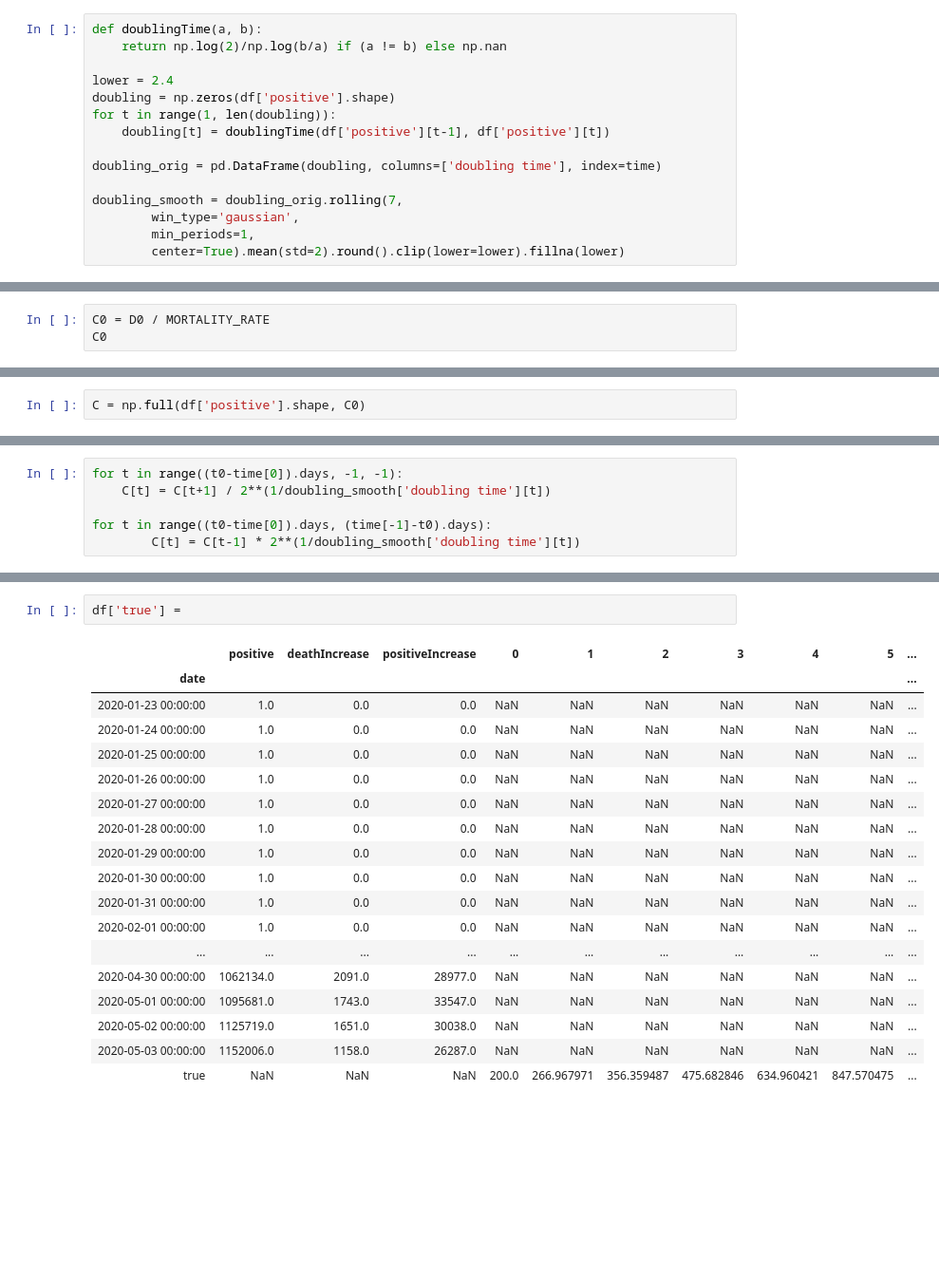
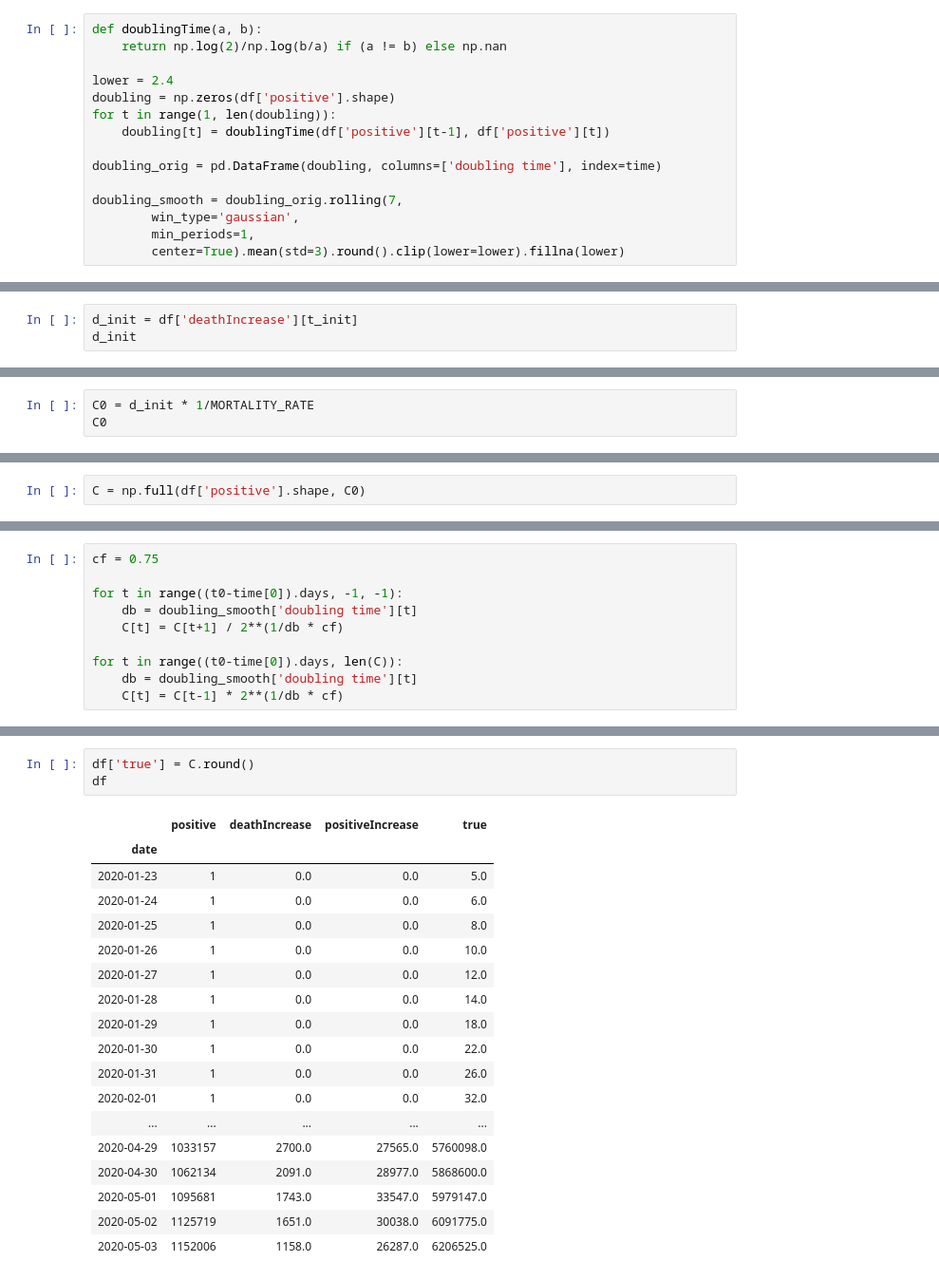
Before and after one commit to KartikChugh/COVID-Case-Estimation, a Jupyter notebook: covid-notebook.ipynb, the cells around one changed output, grey strips where cells are left out. Shown at 95% size. Drawn from its saved outputs; the diff is of its cells as text; blank space fills up the shorter version.

```diff
--- a/covid-notebook.ipynb
+++ b/covid-notebook.ipynb
@@ -64,7 +62,7 @@ doubling_orig = pd.DataFrame(doubling, columns=['doubling time'], index=time)
 doubling_smooth = doubling_orig.rolling(7,
         win_type='gaussian',
         min_periods=1,
-        center=True).mean(std=2).round().clip(lower=lower).fillna(lower)
+        center=True).mean(std=3).round().clip(lower=lower).fillna(lower)
 # %%
 doubling_smooth
 # %% [output]
@@ -99,3 +98,6 @@ t_init = df['deathIncrease'].ne(0).idxmax()
 t_init
 # %% [output]
 Timestamp('2020-02-26 00:00:00')
+# %%
+d_init = df['deathIncrease'][t_init]
+d_init
@@ -112,5 +111,5 @@ D0
 # %%
-C0 = D0 / MORTALITY_RATE
+C0 = d_init * 1/MORTALITY_RATE
 C0
 # %% [output]
 200.0
@@ -133,9 +118,13 @@ Timestamp('2020-01-31 00:00:00')
 # %%
+cf = 0.75
+
 for t in range((t0-time[0]).days, -1, -1):
-    C[t] = C[t+1] / 2**(1/doubling_smooth['doubling time'][t])
+    db = doubling_smooth['doubling time'][t]
+    C[t] = C[t+1] / 2**(1/db * cf)
 
-for t in range((t0-time[0]).days, (time[-1]-t0).days):
-        C[t] = C[t-1] * 2**(1/doubling_smooth['doubling time'][t])
+for t in range((t0-time[0]).days, len(C)):
+    db = doubling_smooth['doubling time'][t]
+    C[t] = C[t-1] * 2**(1/db * cf)
 # %%
 C
 # %% [output]
@@ -143,21 +149,22 @@ C
 # %%
-df['true'] =
+df['true'] = C.round()
+df
 # %% [output]
-|  | positive | deathIncrease | positiveIncrease | 0 | 1 | 2 | 3 | 4 | 5 | ... |
-| date |  |  |  |  |  |  |  |  |  | ... |
-| 2020-01-23 00:00:00 | 1.0 | 0.0 | 0.0 | NaN | NaN | NaN | NaN | NaN | NaN | ... |
-| 2020-01-24 00:00:00 | 1.0 | 0.0 | 0.0 | NaN | NaN | NaN | NaN | NaN | NaN | ... |
-| 2020-01-25 00:00:00 | 1.0 | 0.0 | 0.0 | NaN | NaN | NaN | NaN | NaN | NaN | ... |
-| 2020-01-26 00:00:00 | 1.0 | 0.0 | 0.0 | NaN | NaN | NaN | NaN | NaN | NaN | ... |
-| 2020-01-27 00:00:00 | 1.0 | 0.0 | 0.0 | NaN | NaN | NaN | NaN | NaN | NaN | ... |
-| 2020-01-28 00:00:00 | 1.0 | 0.0 | 0.0 | NaN | NaN | NaN | NaN | NaN | NaN | ... |
-| 2020-01-29 00:00:00 | 1.0 | 0.0 | 0.0 | NaN | NaN | NaN | NaN | NaN | NaN | ... |
-| 2020-01-30 00:00:00 | 1.0 | 0.0 | 0.0 | NaN | NaN | NaN | NaN | NaN | NaN | ... |
-| 2020-01-31 00:00:00 | 1.0 | 0.0 | 0.0 | NaN | NaN | NaN | NaN | NaN | NaN | ... |
-| 2020-02-01 00:00:00 | 1.0 | 0.0 | 0.0 | NaN | NaN | NaN | NaN | NaN | NaN | ... |
-| ... | ... | ... | ... | ... | ... | ... | ... | ... | ... | ... |
-| 2020-04-30 00:00:00 | 1062134.0 | 2091.0 | 28977.0 | NaN | NaN | NaN | NaN | NaN | NaN | ... |
-| 2020-05-01 00:00:00 | 1095681.0 | 1743.0 | 33547.0 | NaN | NaN | NaN | NaN | NaN | NaN | ... |
-| 2020-05-02 00:00:00 | 1125719.0 | 1651.0 | 30038.0 | NaN | NaN | NaN | NaN | NaN | NaN | ... |
-| 2020-05-03 00:00:00 | 1152006.0 | 1158.0 | 26287.0 | NaN | NaN | NaN | NaN | NaN | NaN | ... |
-| true | NaN | NaN | NaN | 200.0 | 266.967971 | 356.359487 | 475.682846 | 634.960421 | 847.570475 | ... |
+|  | positive | deathIncrease | positiveIncrease | true |
+| date |  |  |  |  |
+| 2020-01-23 | 1 | 0.0 | 0.0 | 5.0 |
+| 2020-01-24 | 1 | 0.0 | 0.0 | 6.0 |
+| 2020-01-25 | 1 | 0.0 | 0.0 | 8.0 |
+| 2020-01-26 | 1 | 0.0 | 0.0 | 10.0 |
+| 2020-01-27 | 1 | 0.0 | 0.0 | 12.0 |
+| 2020-01-28 | 1 | 0.0 | 0.0 | 14.0 |
+| 2020-01-29 | 1 | 0.0 | 0.0 | 18.0 |
+| 2020-01-30 | 1 | 0.0 | 0.0 | 22.0 |
+| 2020-01-31 | 1 | 0.0 | 0.0 | 26.0 |
+| 2020-02-01 | 1 | 0.0 | 0.0 | 32.0 |
+| ... | ... | ... | ... | ... |
+| 2020-04-29 | 1033157 | 2700.0 | 27565.0 | 5760098.0 |
+| 2020-04-30 | 1062134 | 2091.0 | 28977.0 | 5868600.0 |
+| 2020-05-01 | 1095681 | 1743.0 | 33547.0 | 5979147.0 |
+| 2020-05-02 | 1125719 | 1651.0 | 30038.0 | 6091775.0 |
+| 2020-05-03 | 1152006 | 1158.0 | 26287.0 | 6206525.0 |
```
Also changed, not shown: parts of 12 cells of this notebook.
